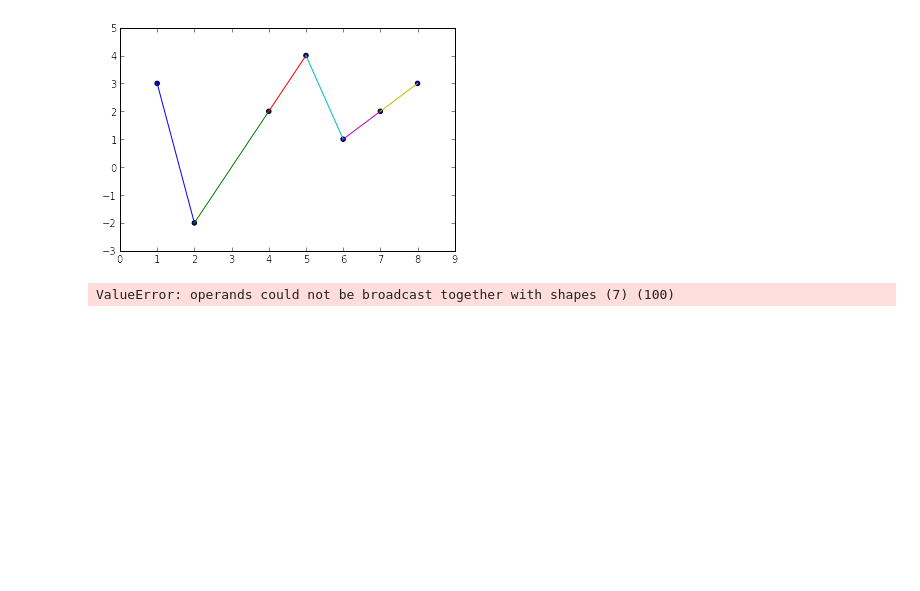
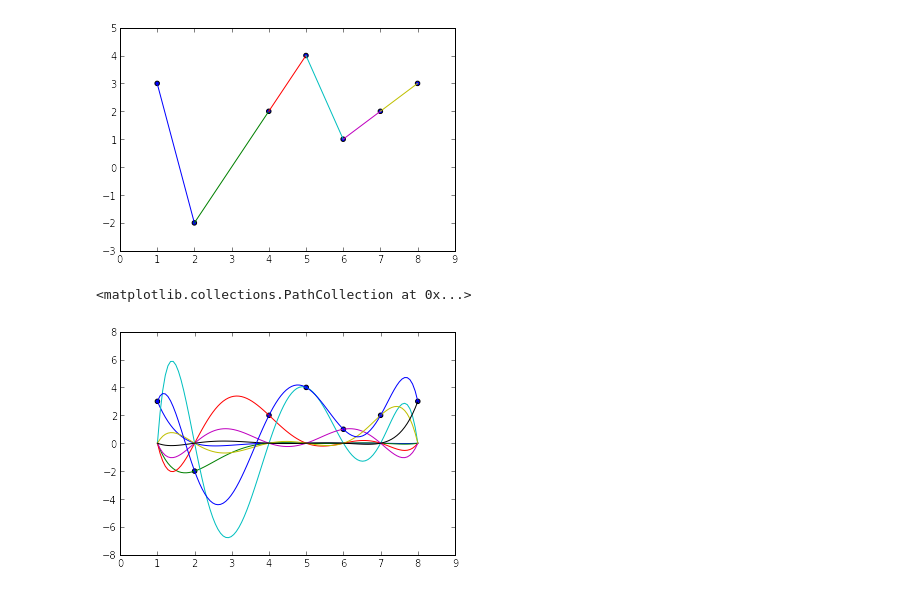
Before and after one commit to sergioandrescs/ipythonworks, a Jupyter notebook: inter.ipynb, the cells around one changed output. Cells and saved outputs as stored; diff of their text form; code cells hidden in the pictures; blank space fills up the shorter version.

```diff
--- a/inter.ipynb
+++ b/inter.ipynb
@@ -12,13 +12,18 @@ for i in range(len(x_in)-1):
 Populating the interactive namespace from numpy and matplotlib
 [figure]
 # %%
-y_cua=[]
-a0=zeros(len(x1_pl))
-for i in range(len(x_in)-1):
-    a0=a0+b0*y_in[i]
-    b0=ones(len(x_in))
-    for k in range (len(x_in)-1):
-        b1=((x1_pl-x_in[k])/(x_in[i]-x_in[k]))
-        b0=b0*b1
+x_cua=linspace(x_in[0],x_in[len(x_in)-1],100)
+y_cua=0
+for i in range(len(x_in)):
+    b0=1
+    for k in range (len(x_in)):
+        if(i!=k):
+            b1=((x_cua-x_in[k])/(x_in[i]-x_in[k]))
+            b0=b0*b1
+    y_cua = y_cua+b0*y_in[i]
+    plot(x_cua,b0*y_in[i])
+plot(x_cua, y_cua)
+scatter(x_in, y_in)
 # %% [output]
-ValueError: operands could not be broadcast together with shapes (7) (100)
+<matplotlib.collections.PathCollection at 0x...>
+[figure, added]
```
